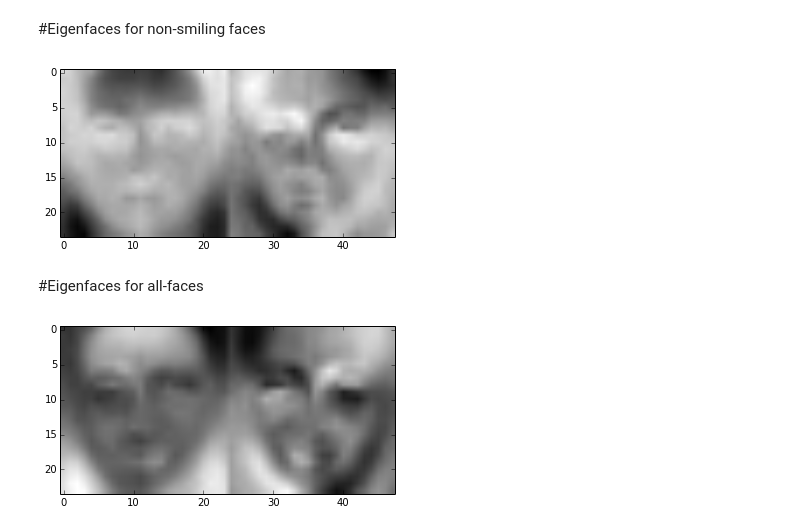
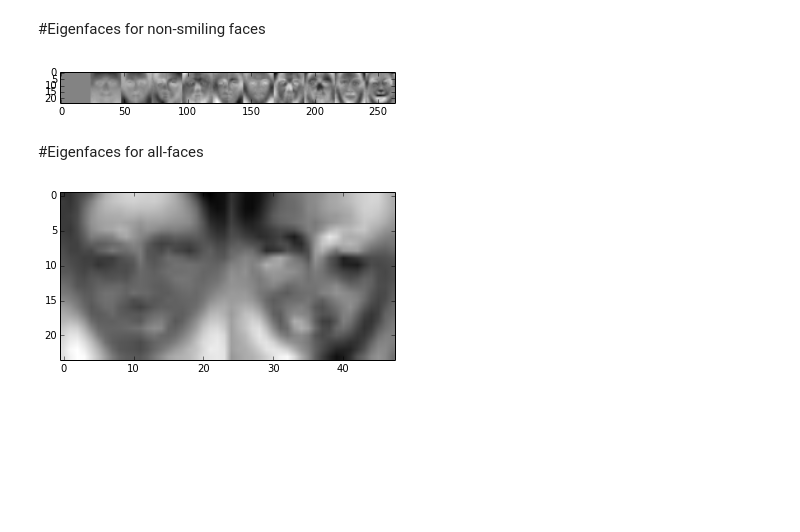
Before and after one commit to ArkAung/Eigenfaces, a Jupyter notebook: Eigenfaces.ipynb, the cells around one changed output. Saved outputs shown, nothing was run; the diff lists cells and outputs as text; code cells hidden in the pictures; blank space fills up the shorter version.

```diff
--- a/Eigenfaces.ipynb
+++ b/Eigenfaces.ipynb
@@ -59,18 +61,18 @@ if __name__ == "__main__":
 # %%
     nonsmilingFaces, nonsmilingLabels = filterFaces(trainingFaces, trainingLabels, 'nonsmile')
     eigFaces = genEigVectors(nonsmilingFaces)
 
-    reshaped_eigFaces1 = np.reshape(eigFaces[:,1],(24,24))
-    real_reshaped1 = np.real(reshaped_eigFaces1)
+    num_images = 10
 
-    reshaped_eigFaces2 = np.reshape(eigFaces[:,2],(24,24))
-    real_reshaped2 = np.real(reshaped_eigFaces2)
+    image = np.zeros((24,24))
+    for i in range(num_images):
+        reshaped_eigFaces = np.reshape(eigFaces[:,i],(24,24))
+        real_reshaped = np.real(reshaped_eigFaces)
+        image = np.concatenate((image, real_reshaped), axis=1)
 
-    plot_image = np.concatenate((real_reshaped1, real_reshaped2), axis=1)
-
-    plt.show(plt.imshow(plot_image, cmap='gray'))
+    plt.show(plt.imshow(image, cmap='gray'))
 # %% [output]
-[figure, old version]
+[figure, new version]
 # %% [markdown]
 #Eigenfaces for all-faces
 # %%
```
Also changed, not shown: parts of 3 cells of this notebook.
